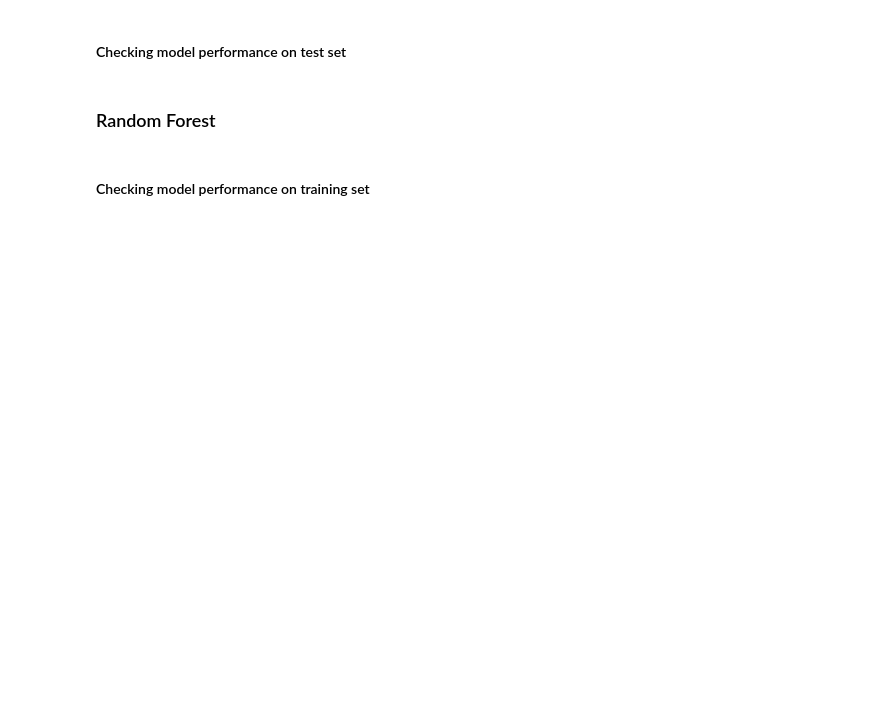
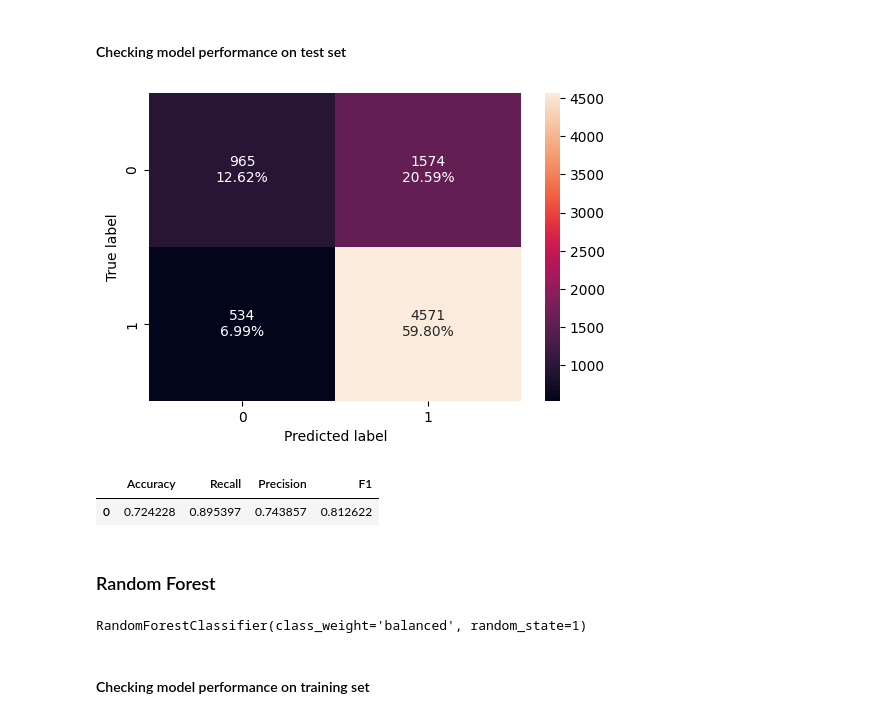
Before and after one commit to atxtori/ActionsExercise, a Jupyter notebook: AJordan__DSBA_Project_EasyVisa_LowCode.ipynb, the cells around one changed output. Saved outputs shown, nothing was run; the diff lists cells and outputs as text; code cells hidden in the pictures; blank space fills up the shorter version.

```diff
--- a/AJordan__DSBA_Project_EasyVisa_LowCode.ipynb
+++ b/AJordan__DSBA_Project_EasyVisa_LowCode.ipynb
@@ -966,9 +997,25 @@ bagging_estimator_tuned_model_test_perf
+# %%
+# Confusion matrix for test data
+confusion_matrix_sklearn(bagging_estimator_tuned, X_test, y_test)
+# %% [output]
+[figure, added]
+# %%
+# Checking performance for test data
+bagging_estimator_tuned_model_test_perf = model_performance_classification_sklearn(
+    bagging_estimator_tuned, X_test, y_test
+)
+bagging_estimator_tuned_model_test_perf
+# %% [output]
+|  | Accuracy | Recall | Precision | F1 |
+| 0 | 0.724228 | 0.895397 | 0.743857 | 0.812622 |
 # %% [markdown]
 ### Random Forest
 # %%
 # Fitting the model
-rf_estimator = '_______' ## Complete the code to define random forest with random state = 1 and class_weight = balanced
-rf_estimator.'_______' ## Complete the code to fit random forest on the train data
+rf_estimator = RandomForestClassifier(random_state=1, class_weight="balanced")  # Define the random forest classifier
+rf_estimator.fit(X_train, y_train)  # Fit the random forest on the train data
+# %% [output]
+RandomForestClassifier(class_weight='balanced', random_state=1)
 # %% [markdown]
 #### Checking model performance on training set
 # %%
```
Also changed, not shown: parts of 73 cells of this notebook.
